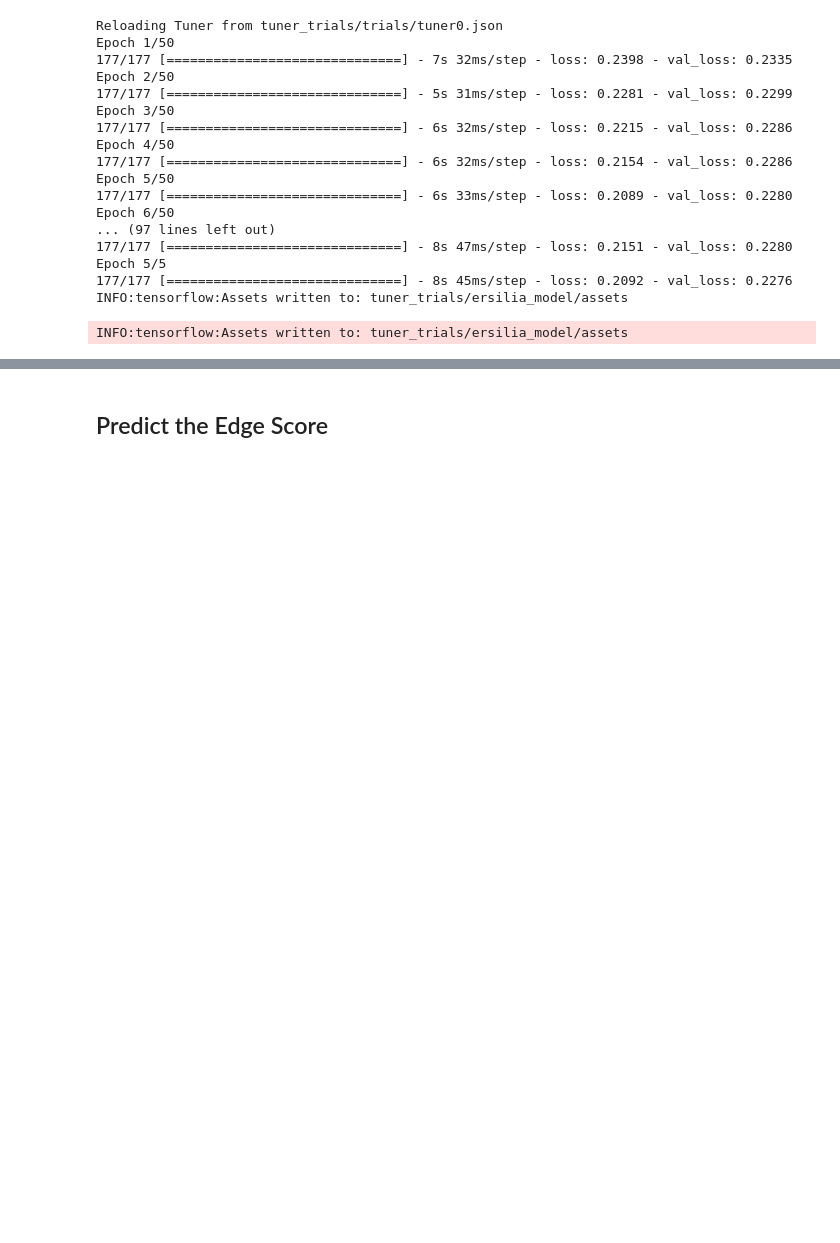
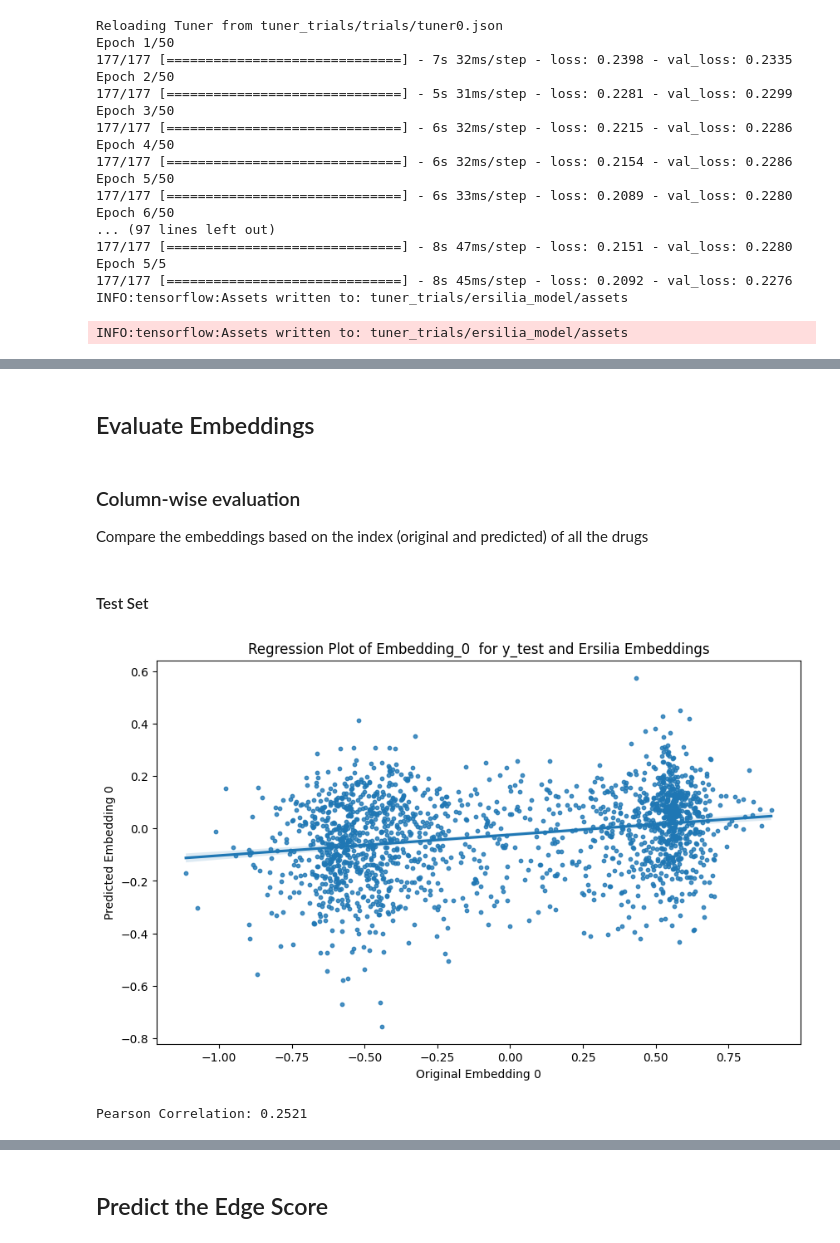
Before and after one commit to ersilia-os/eos3nl8, a Jupyter notebook: model/framework/code/ersilia_final_eval.ipynb, the cells around one changed output, grey strips where cells are left out. Saved outputs shown, nothing was run; the diff lists cells and outputs as text; code cells hidden in the pictures; blank space fills up the shorter version.

```diff
--- a/model/framework/code/ersilia_final_eval.ipynb
+++ b/model/framework/code/ersilia_final_eval.ipynb
@@ -8,6 +8,7 @@ import csv
 import sys
 from sklearn.model_selection import train_test_split
 import matplotlib.pyplot as plt
+import seaborn as sns
 from sklearn.metrics import r2_score, mean_squared_error
 import tensorflow as tf
 from tensorflow import keras
@@ -20,7 +21,7 @@ import torch as th
 import torch.nn.functional as fn
 
 
-df = pd.read_csv('smiles_embeddings_all.csv')
+df = pd.read_csv('data/smiles_embeddings_all.csv')
 df.head()
 # %% [output]
 |  | Unnamed: 0 | DrugBankID | SMILES | embedding_0 | embedding_1 | embedding_2 | embedding_3 | embedding_4 | ... |
@@ -59,8 +60,8 @@ train_df, test_df = train_test_split(df, test_size=0.2, random_state=42)
 # %% [markdown]
 ## Ersilia Descriptor Model
 # %%
-train_df = pd.read_csv('train.csv')
-test_df = pd.read_csv('test.csv')
+train_df = pd.read_csv('data/train.csv')
+test_df = pd.read_csv('data/test.csv')
 # %%
 # Function to calculate Ersilia descriptors
 def calculate_ersilia_descriptors(smiles):
@@ -239,0 +244,46 @@ print(ersilia_embeddings)
+# %% [markdown]
+## Evaluate Embeddings
+# %% [markdown]
+### Column-wise evaluation
+Compare the embeddings based on the index (original and predicted) of all the drugs
+# %%
+def col_comparison(embedding_index, original_embeddings=y_test, predicted_embeddings=ersilia_embeddings):
+    '''Function to compare the original embeddings with the predicted embeddings.
+    It uses a regression plot and Pearson correlation for comparison.
+
+    Parameter
+    ----------
+    embedding_index (int): number specifying the embedding you want to compare. It ranges from 0-399.
+    original_embeddings (np.array): The original embeddings from the knowledge graph.
+    predicted_embeddingns (np.array): The embeddings predicted by the model
+
+    Returns
+    -------
+    pearson_corr (np.array): person correlation score.
+    '''
+    # Extract embedding_index for both arrays
+    embedding_index_y_test = original_embeddings[:, embedding_index]
+    embedding_index_mf = predicted_embeddings[:, embedding_index]
+
+    # Create a DataFrame for Seaborn plotting
+    emb_df = pd.DataFrame({'Embedding_index_y_test': embedding_index_y_test,
+                       'Embedding_index_mf': embedding_index_mf})
+
+    # Plot the regression plot with Pearson correlation
+    plt.figure(figsize=(10, 6))
+    sns.regplot(x='Embedding_index_y_test', y='Embedding_index_mf', data=emb_df, scatter_kws={'s': 10})
+    plt.title(f'Regression Plot of Embedding_{embedding_index}  for y_test and Ersilia Embeddings')
+    plt.xlabel(f'Original Embedding {embedding_index}')
+    plt.ylabel(f'Predicted Embedding {embedding_index}')
+    plt.show()
+
+    # Calculate the Pearson correlation
+    pearson_corr = np.corrcoef(embedding_index_y_test, embedding_index_mf)[0, 1]
+    print(f'Pearson Correlation: {pearson_corr:.4f}')
+# %% [markdown]
+#### Test Set
+# %%
+col_comparison(0)
+# %% [output]
+[figure, added]
+Pearson Correlation: 0.2521
```
Also changed, not shown: parts of 14 cells of this notebook, 3 other files.
